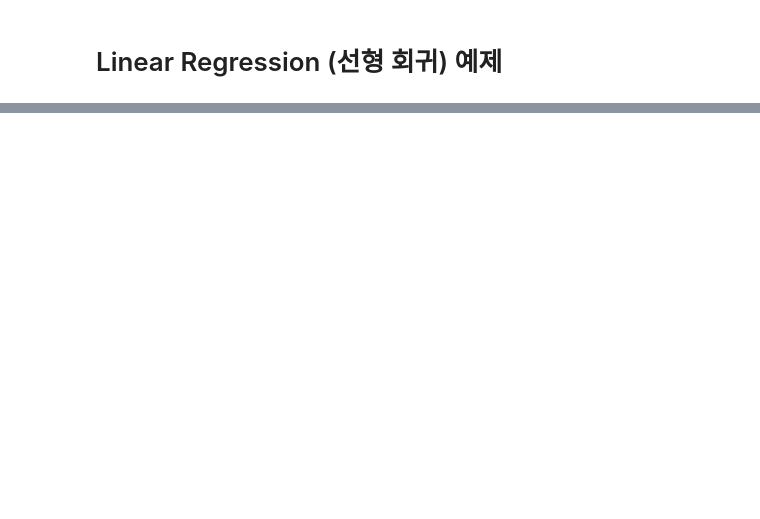
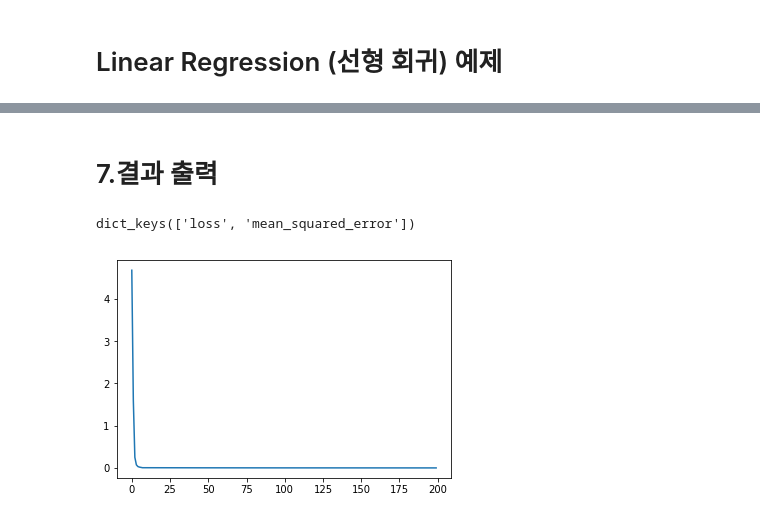
Before and after one commit to visionNoob/Keras_Tutorial, a Jupyter notebook: Keras_1_Linear_Regression.ipynb, the cells around one changed output, grey strips where cells are left out. Cells and saved outputs as stored; diff of their text form; code cells hidden in the pictures; blank space fills up the shorter version.

```diff
--- a/Keras_1_Linear_Regression.ipynb
+++ b/Keras_1_Linear_Regression.ipynb
@@ -178,0 +33,11 @@ plt.show()
+# %%
+# 3. 데이터셋
+# 입력 데이터
+input_data = np.array([1, 2, 3, 4, 5])
+
+# 출력 데이터 (정답)
+output_data = np.array([1, 2, 3, 4, 5])
+
+# 표로 출력
+plt.plot(input_data, output_data, 'o')
+plt.show()
@@ -178,0 +48,6 @@ plt.show()
+# %%
+# 4.모델 만들기
+model = keras.models.Sequential()
+model.add(keras.layers.Dense
+          (units=1, input_shape=(1,),
+           activation=None))
@@ -178,0 +56,5 @@ plt.show()
+# %%
+# 5.모델 학습과정 설정하기
+model.compile(loss='mse',
+              optimizer='sgd',
+              metrics=['mse'])
@@ -178,0 +63,6 @@ plt.show()
+# %%
+# 6.모델 학습시키기
+history = model.fit(input_data,
+                    output_data,
+                    epochs=200,
+                    batch_size=4)
@@ -178,0 +87,10 @@ plt.show()
+# %% [markdown]
+# 7.결과 출력
+# %%
+# Loss 출력
+print(history.history.keys())
+plt.plot(history.history['loss'])
+plt.show()
+# %% [output]
+dict_keys(['loss', 'mean_squared_error'])
+[figure, added]
```
Also changed, not shown: parts of 35 cells of this notebook.
